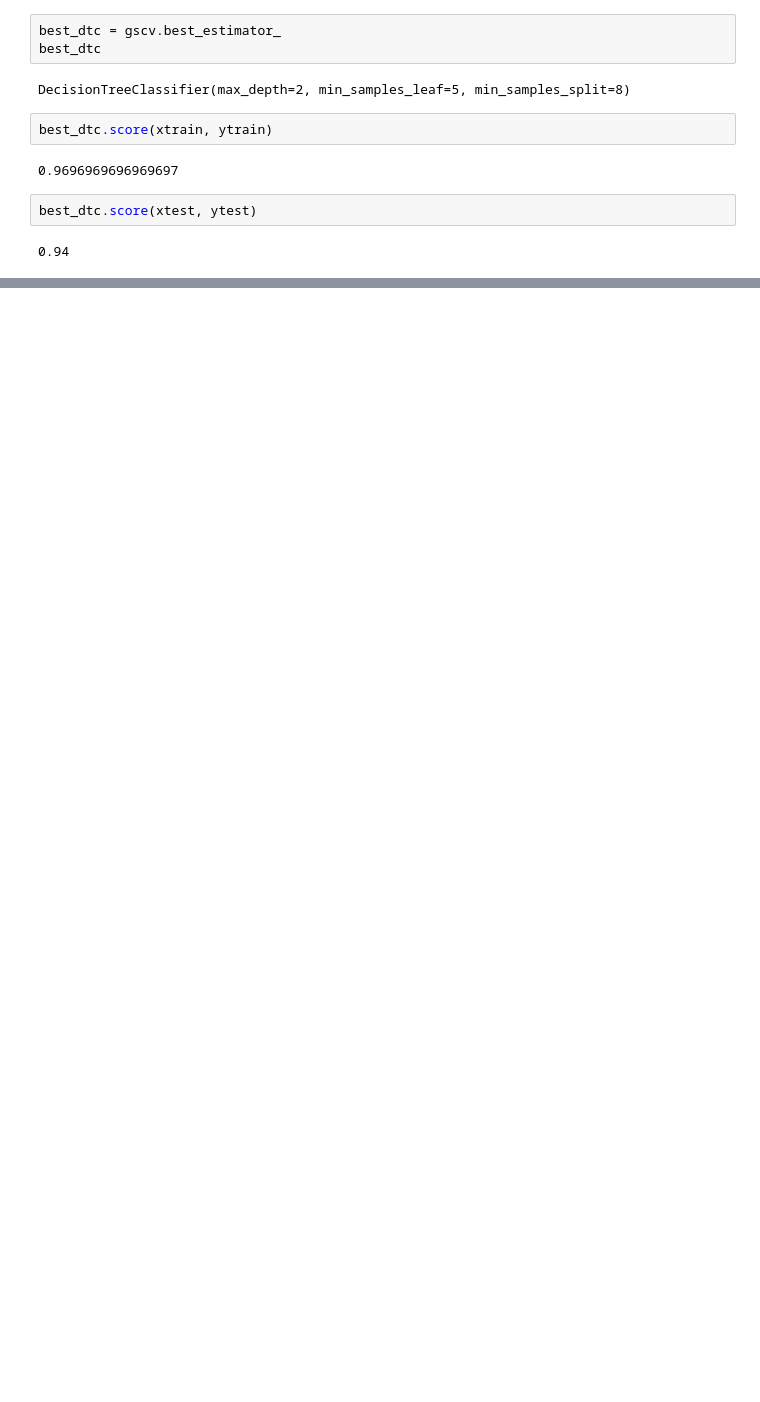
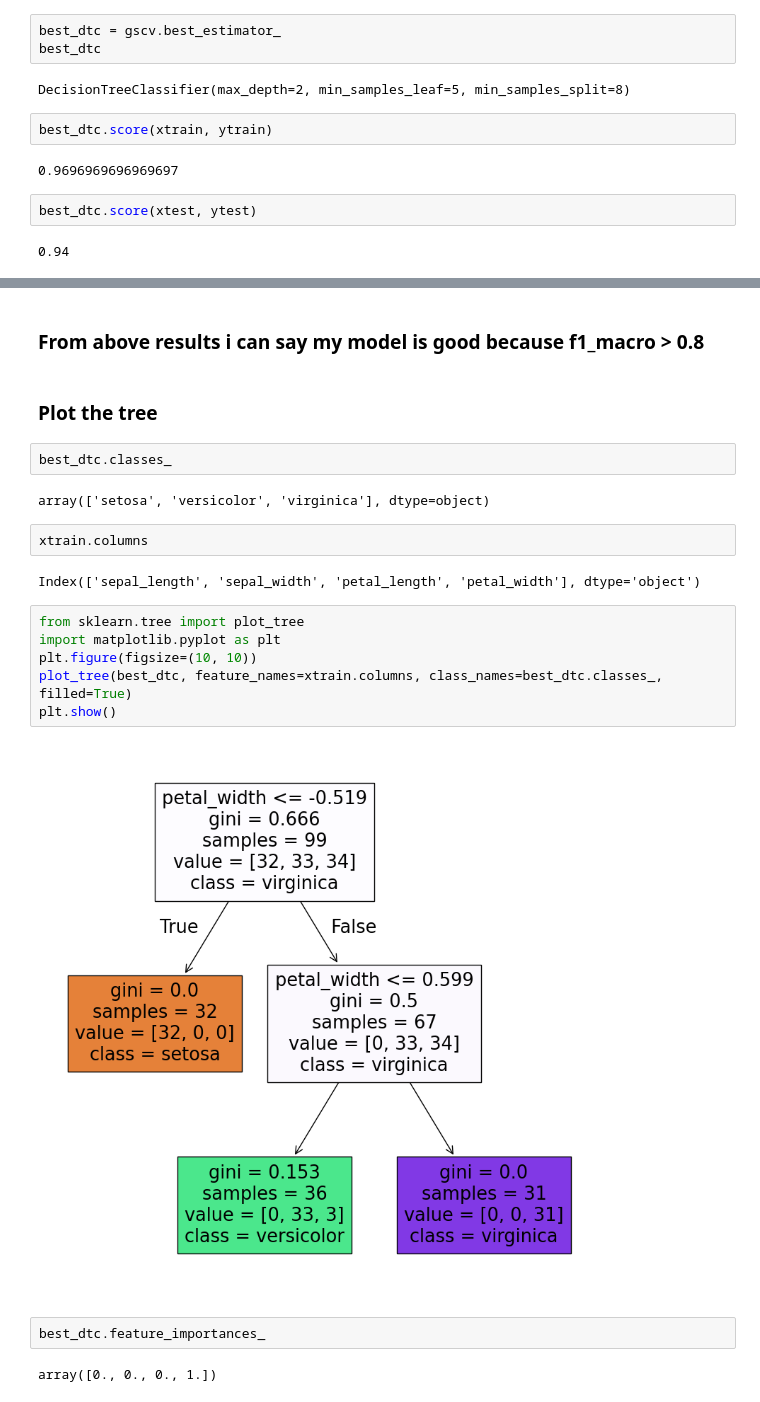
Before and after one commit to utkarshg1/ML-Ravet-5-7-Tue-Wed, a Jupyter notebook: 9 Decision Tree Classification/DTC.ipynb, the cells around one changed output, grey strips where cells are left out. Saved outputs shown, nothing was run; the diff lists cells and outputs as text; blank space fills up the shorter version.

```diff
--- a/9 Decision Tree Classification/DTC.ipynb
+++ b/9 Decision Tree Classification/DTC.ipynb
@@ -247,0 +284,24 @@ best_dtc.score(xtest, ytest)
+# %% [markdown]
+### From above results i can say my model is good because f1_macro > 0.8
+# %% [markdown]
+### Plot the tree
+# %%
+best_dtc.classes_
+# %% [output]
+array(['setosa', 'versicolor', 'virginica'], dtype=object)
+# %%
+xtrain.columns
+# %% [output]
+Index(['sepal_length', 'sepal_width', 'petal_length', 'petal_width'], dtype='object')
+# %%
+from sklearn.tree import plot_tree
+import matplotlib.pyplot as plt
+plt.figure(figsize=(10, 10))
+plot_tree(best_dtc, feature_names=xtrain.columns, class_names=best_dtc.classes_, filled=True)
+plt.show()
+# %% [output]
+[figure, added]
+# %%
+best_dtc.feature_importances_
+# %% [output]
+array([0., 0., 0., 1.])
```
Also changed, not shown: parts of 27 cells of this notebook, 3 other files.
